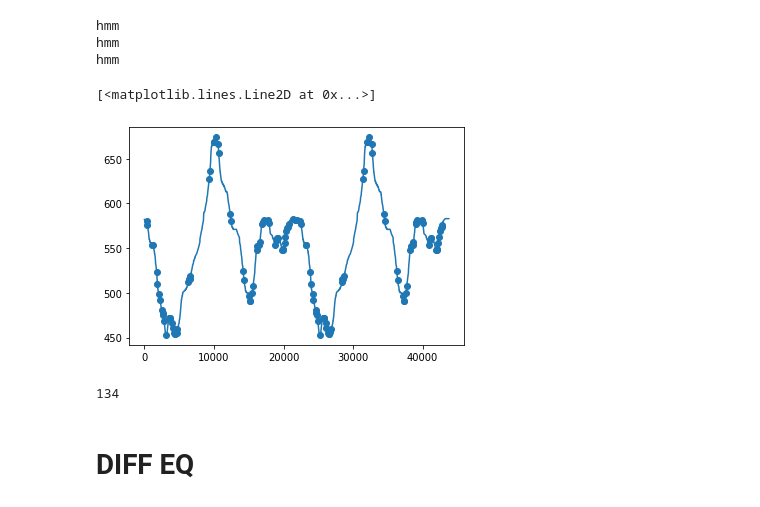
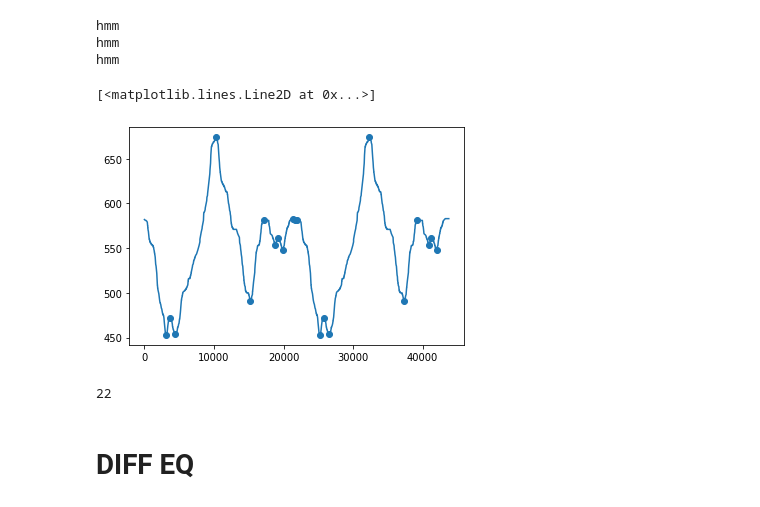
Before and after one commit to anthonyozerov/optimal-cycling, a Jupyter notebook: anthony.ipynb, the cells around one changed output. Cells and saved outputs as stored; diff of their text form; code cells hidden in the pictures.

```diff
--- a/anthony.ipynb
+++ b/anthony.ipynb
@@ -281,23 +281,23 @@ hmm
 # %%
 seps = np.append(peaks,troughs)
 sep_x = [cum_dists[sep] for sep in seps]
-sep_x = np.append(sep_x,[curveseps, brakeseps])
+#sep_x = np.append(sep_x,[curveseps, brakeseps])
 sep_alt = [data(x)[3] for x in sep_x]
 
 #plt.scatter(curveseps,np.zeros(len(seps)))
 #plt.scatter(brakeseps,np.zeros(len(seps)))
 plt.scatter(sep_x, sep_alt)
 plt.plot([p['cumdist'] for p in points], [p['alt'] for p in points])
 # %% [output]
 [<matplotlib.lines.Line2D at 0x...>]
-[figure, old version]
+[figure, new version]
 # %%
 segments = np.sort(np.append([0],sep_x))
 n_segments = len(segments)
 segments = np.append(segments,np.inf)
 print(n_segments)
 # %% [output]
-134
+22
 # %% [markdown]
 
 # DIFF EQ
```
Also changed, not shown: parts of 9 cells of this notebook.
